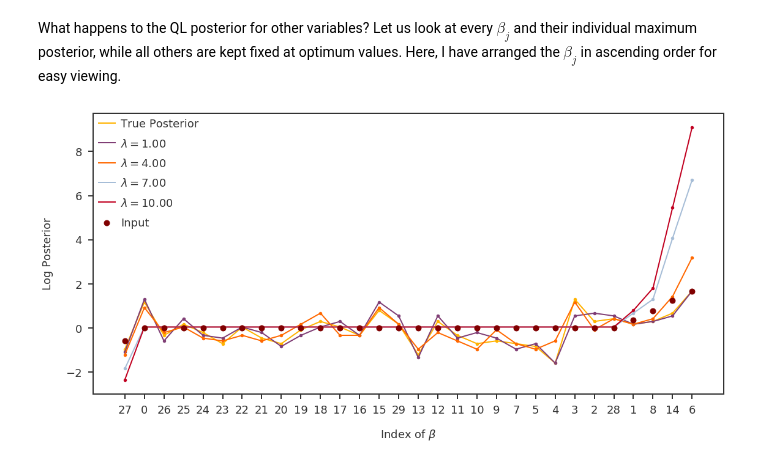
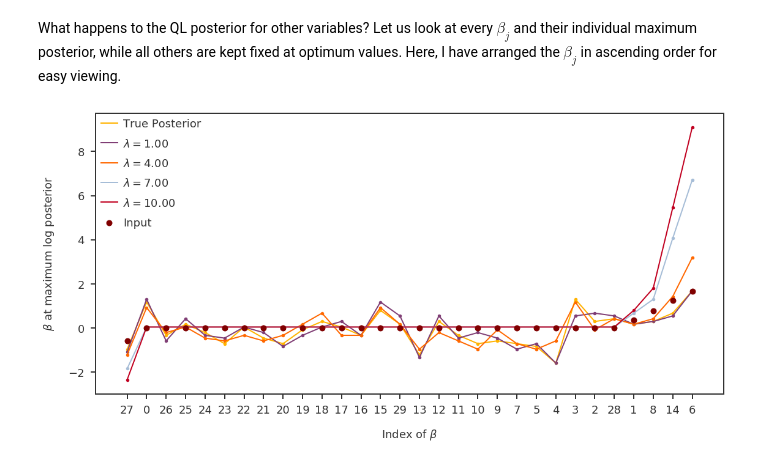
Before and after one commit to banskt/glm-ash-notes, a Jupyter notebook: _notebooks/2020-06-22-intuition-for-quasi-Laplace.ipynb, the cells around one changed output. Cells and saved outputs as stored; diff of their text form; code cells hidden in the pictures.

```diff
--- a/_notebooks/2020-06-22-intuition-for-quasi-Laplace.ipynb
+++ b/_notebooks/2020-06-22-intuition-for-quasi-Laplace.ipynb
@@ -386,32 +386,32 @@ maxQL = np.zeros((nplotrv, len(bidx_sorted_nz)))
 maxPs = np.zeros(len(bidx_sorted_nz))
 for i, bidx in enumerate(bidx_sorted_nz):
     _logPs, _logQL = get_logQL_logPs_single_variable(X, Y, beta, regvals, betavals, bidx,
                                                          regL, gammajk, probk, sigmak2)
     maxPs[i] = betavals[np.argmax(_logPs)]
     for j in range(len(regvals)):
         maxQL[j, i] = betavals[np.argmax(_logQL[j, :])]
 
 fig = plt.figure(figsize = (16, 8))
 ax1 = fig.add_subplot(111)
 
 xvals = np.arange(len(bidx_sorted_nz))
 
 ax1.plot(xvals, maxPs, lw = 2, zorder = 2, label = 'True Posterior')
 for i, r1 in enumerate(regvals):
     ax1.plot(xvals, maxQL[i, :], lw = 2, zorder = 5, label = f'$\lambda =${r1:.2f}')
 
 ax1.scatter(xvals, maxPs, s = 20, zorder = 1)
 for i, r1 in enumerate(regvals):
     ax1.scatter(xvals, maxQL[i, :], s = 20, zorder = 1)
 ax1.scatter(xvals, beta[bidx_sorted_nz], s = 80, zorder = 10, color = 'maroon', label = 'Input')
 
 ax1.legend(handlelength = 1.5)
 ax1.set_xlabel(r'Index of $\beta$')
-ax1.set_ylabel('Log Posterior')
+ax1.set_ylabel(r'$\beta$ at maximum log posterior')
 ax1.set_xticks(xvals)
 ax1.set_xticklabels([f'{idx}' for idx in bidx_sorted_nz])
 
 plt.tight_layout()
 plt.show()
 # %% [output]
-[figure, old version]
+[figure, new version]
```
Also changed, not shown: 1 other file.
